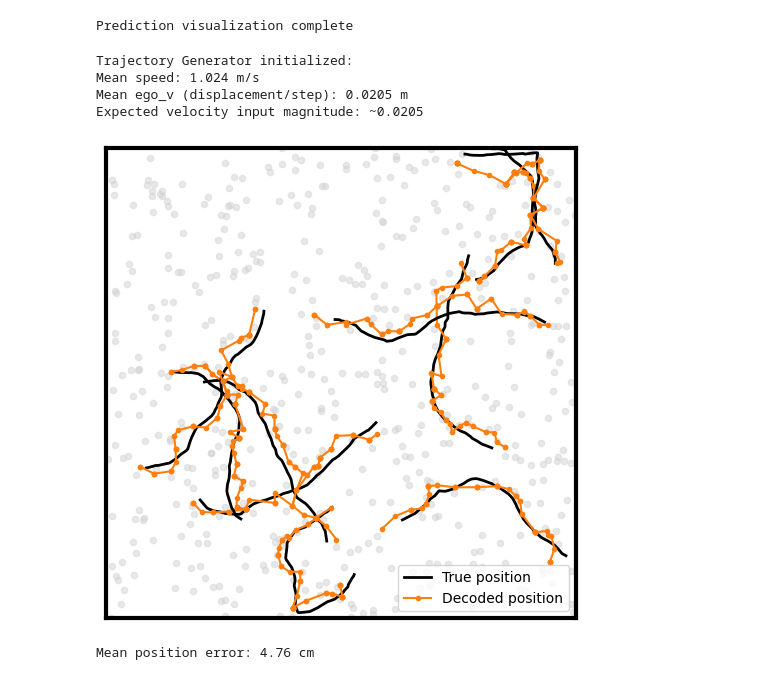
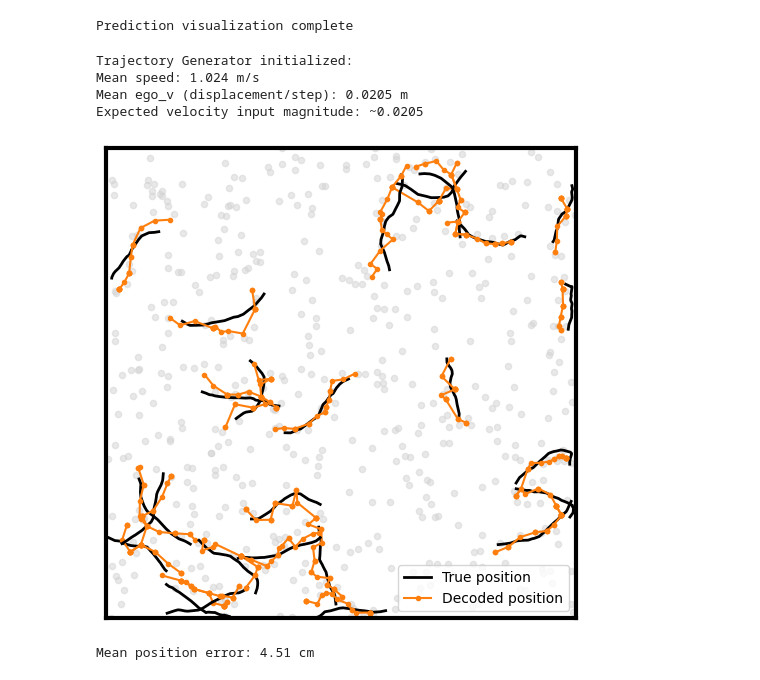
Before and after one commit to NavneetPra/TopographicGridCells, a Jupyter notebook: notebooks/initial_analysis_nontopo.ipynb, the cells around one changed output. Saved outputs shown, nothing was run; the diff lists cells and outputs as text; code cells hidden in the pictures.

```diff
--- a/notebooks/initial_analysis.ipynb
+++ b/notebooks/initial_analysis_nontopo.ipynb
@@ -71,23 +71,23 @@ Prediction visualization complete
 # %%
 import os
 import sys
 
 
 directory_path = os.path.abspath('../')
 
 if directory_path not in sys.path:
     sys.path.append(directory_path)
 
 from analyze import visualize_trajectory_decoding
 
-visualize_trajectory_decoding('../trained_models/trained_nontopographic.pth', n_trajectories=10, seq_length=50)
+visualize_trajectory_decoding('../trained_models/trained_nontopographic.pth', n_trajectories=25, seq_length=20)
 # %% [output]
 Trajectory Generator initialized:
 Mean speed: 1.024 m/s
 Mean ego_v (displacement/step): 0.0205 m
 Expected velocity input magnitude: ~0.0205
-[figure, old version]
+[figure, new version]
-Mean position error: 4.76 cm
+Mean position error: 4.51 cm
 # %%
 import os
 import sys
```
Also changed, not shown: parts of 1 cell of this notebook, 10 other files.
